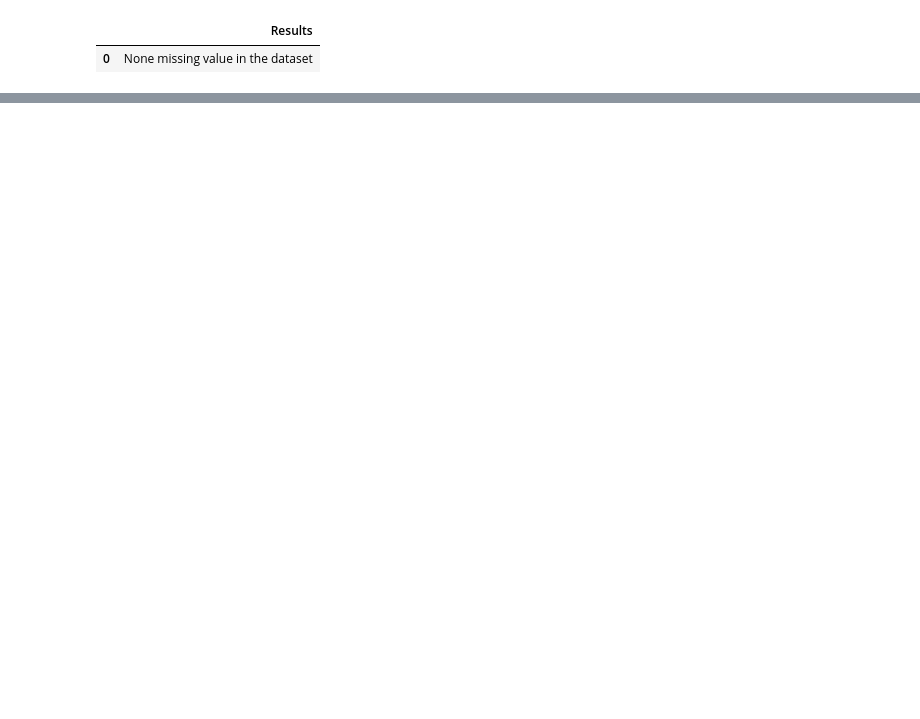
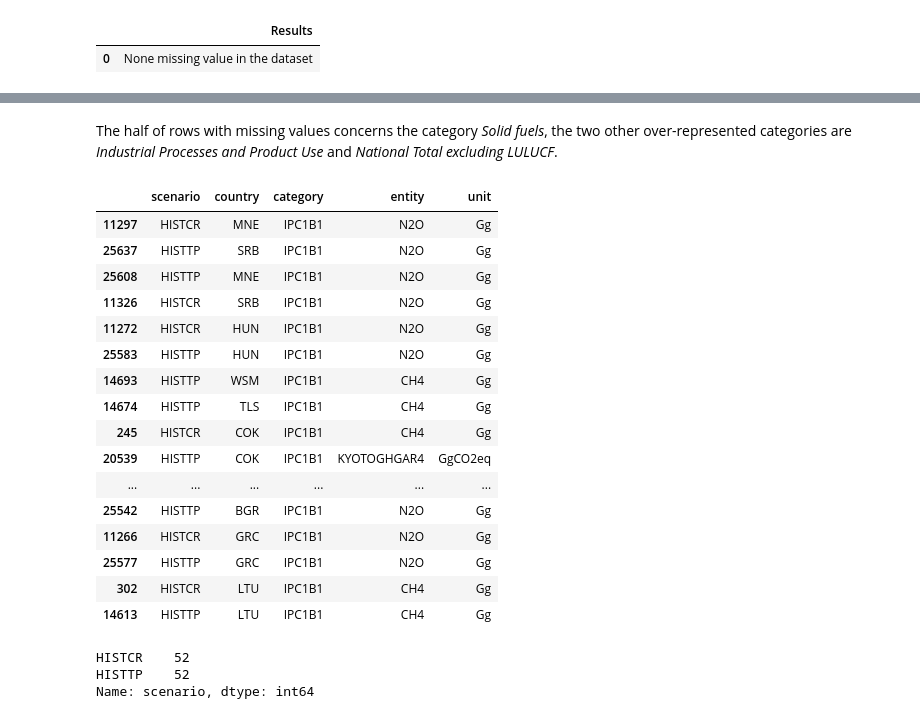
Before and after one commit to OpenGeoScales/ogs-data-exploration, a Jupyter notebook: notebooks/ghg-emissions/primap-hist/primap-hist-exploration.ipynb, the cells around one changed output, grey strips where cells are left out. Drawn from its saved outputs; the diff is of its cells as text; code cells hidden in the pictures; blank space fills up the shorter version.

Commit message:
Update missing values analysis #17

```diff
--- a/notebooks/ghg-emissions/primap-hist/primap-hist-exploration.ipynb
+++ b/notebooks/ghg-emissions/primap-hist/primap-hist-exploration.ipynb
@@ -149,8 +148,7 @@ def count_frequency_missing_values_per_variable(recap_table, number_total_values
     return recap_table.assign(freq_missing_value=lambda df:
                                   round(df.nb_missing_values/number_total_values*100, 1))
 # %%
-# TODO : factoriser cette fonction
-def filter_variables_with_missing_values(table):
+def keep_missing_values(table):
     return table[table.nb_missing_values > 0]
 # %%
 def create_recap_table_for_no_missing_value():
@@ -212,13 +210,11 @@ def count_frequency_missing_values_per_row(recap_table, number_total_values):
 def identify_rows_with_missing_values(dataset):
 
     recap_table = count_missing_values_per_row(dataset)
-    # TODO : factoriser cette fonction
-    recap_table = filter_rows_with_missing_values(recap_table)
+    recap_table = keep_missing_values(recap_table)
     nb_rows_with_missing_values = len(recap_table)
 
     if nb_rows_with_missing_values > 0:
-        # TODO : factoriser cette fonction
-        recap_table = count_frequency_missing_values_per_row(recap_table, len(dataset.columns))
+        recap_table = count_frequency_missing_values(recap_table, len(dataset.columns))
         recap_table = sort_descending_number_missing_values(recap_table)
     else:
         recap_table = create_recap_table_for_no_missing_value()
@@ -246,0 +223,3 @@ identify_rows_with_missing_values(primap_hist_data)
+# %%
+list_rows_with_missing_values = identify_rows_with_missing_values(primap_hist_data)
+list_rows_with_missing_values
@@ -246,0 +240,3 @@ identify_rows_with_missing_values(primap_hist_data)
+# %%
+filter_rows = list_rows_with_missing_values.index
+rows_with_missing_values = primap_hist_data.iloc[filter_rows, :5]
@@ -246,0 +269,28 @@ identify_rows_with_missing_values(primap_hist_data)
+# %% [markdown]
+The half of rows with missing values concerns the category *Solid fuels*, the two other over-represented categories are *Industrial Processes and Product Use* and *National Total excluding LULUCF*.
+# %%
+rows_with_missing_values[rows_with_missing_values.category == 'IPC1B1']
+# %% [output]
+|  | scenario | country | category | entity | unit |
+| 11297 | HISTCR | MNE | IPC1B1 | N2O | Gg |
+| 25637 | HISTTP | SRB | IPC1B1 | N2O | Gg |
+| 25608 | HISTTP | MNE | IPC1B1 | N2O | Gg |
+| 11326 | HISTCR | SRB | IPC1B1 | N2O | Gg |
+| 11272 | HISTCR | HUN | IPC1B1 | N2O | Gg |
+| 25583 | HISTTP | HUN | IPC1B1 | N2O | Gg |
+| 14693 | HISTTP | WSM | IPC1B1 | CH4 | Gg |
+| 14674 | HISTTP | TLS | IPC1B1 | CH4 | Gg |
+| 245 | HISTCR | COK | IPC1B1 | CH4 | Gg |
+| 20539 | HISTTP | COK | IPC1B1 | KYOTOGHGAR4 | GgCO2eq |
+| ... | ... | ... | ... | ... | ... |
+| 25542 | HISTTP | BGR | IPC1B1 | N2O | Gg |
+| 11266 | HISTCR | GRC | IPC1B1 | N2O | Gg |
+| 25577 | HISTTP | GRC | IPC1B1 | N2O | Gg |
+| 302 | HISTCR | LTU | IPC1B1 | CH4 | Gg |
+| 14613 | HISTTP | LTU | IPC1B1 | CH4 | Gg |
+# %%
+rows_with_missing_values.scenario.value_counts()
+# %% [output]
+HISTCR    52
+HISTTP    52
+Name: scenario, dtype: int64
```
Also changed, not shown: parts of 19 cells of this notebook.
